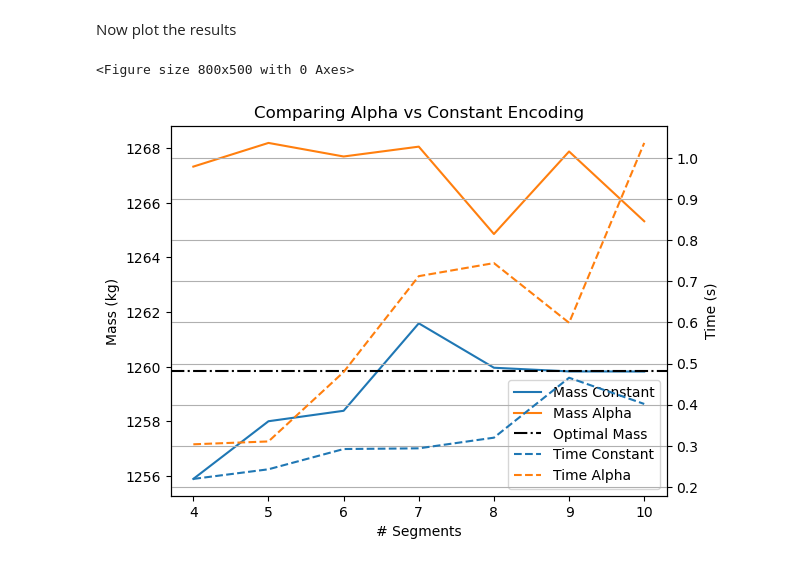
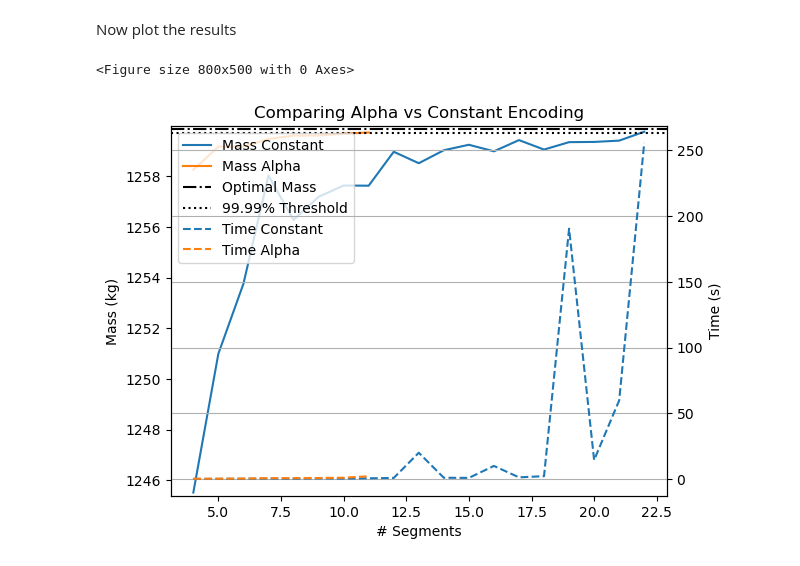
Before and after one commit to hjholt/kep3, a Jupyter notebook: doc/notebooks/udp_pl2pl_hf_alpha_timer.ipynb, the cells around one changed output. Saved outputs shown, nothing was run; the diff lists cells and outputs as text; code cells hidden in the pictures.

```diff
--- a/doc/notebooks/udp_pl2pl_hf_alpha_timer.ipynb
+++ b/doc/notebooks/udp_pl2pl_hf_alpha_timer.ipynb
@@ -157,12 +155,12 @@ solve_alpha = True
 steps = 10
 
 # For Loop
-for nn in range(4,10+1):
+for nn in range(4,24+1):
 
         nseg = nn
         # print('\nNseg:',nseg)
 
-        udp_lf = pk.trajopt.direct_pl2pl(
+        udp_g = pk.trajopt.direct_pl2pl(
                 pls=p1,
                 plf=p2,
                 ms=ms,
@@ -180,7 +178,7 @@ for nn in range(4,10+1):
                 r_scaling=pk.AU,
                 v_scaling=pk.EARTH_VELOCITY,
                 with_gradient=False,
-                high_fidelity=False
+                high_fidelity=True
         )
 
         udp_alpha = pk.trajopt.direct_pl2pl_alpha(
@@ -200,14 +198,14 @@ for nn in range(4,10+1):
                 mass_scaling=ms,
                 r_scaling=pk.AU,
                 v_scaling=pk.EARTH_VELOCITY,
-                high_fidelity=False
+                high_fidelity=True
         )
 
         if solve_const:
 
                 # Without Alpha
-                prob_lf = pg.problem(udp_lf)
-                prob_lf.c_tol = 1e-6
+                prob_g = pg.problem(udp_g)
+                prob_g.c_tol = 1e-6
 
                 # With Alpha
                 prob_alpha = pg.problem(udp_alpha)
@@ -219,28 +217,28 @@ for nn in range(4,10+1):
                 start_time = time.time()
 
 
-                masses_lf = []
-                xs_lf = []
+                masses_g = []
+                xs_g = []
                 for i in range(steps):
                         try:
-                                pop_lf = pg.population(prob_lf, 1)
-                                pop_lf = algo.evolve(pop_lf)
-                                if(prob_lf.feasibility_f(pop_lf.champion_f)):
+                                pop_g = pg.population(prob_g, 1)
+                                pop_g = algo.evolve(pop_g)
+                                if(prob_g.feasibility_f(pop_g.champion_f)):
                                         # print(".", end="")
-                                        masses_lf.append(pop_lf.champion_x[1])
-                                        xs_lf.append(pop_lf.champion_x)
+                                        masses_g.append(pop_g.champion_x[1])
+                                        xs_g.append(pop_g.champion_x)
                                         # break
                                 # else:
                                 #         print("x", end ="")
                         except:
                                print('Failed')
 
-                if len(masses_lf) > 0:
+                if len(masses_g) > 0:
 
                         nseg_const_array.append(nseg)
                         comp_time = time.time() - start_time
 
-                        opt_const_array.append(np.max(masses_lf))
+                        opt_const_array.append(np.max(masses_g))
                         time_const_array.append(comp_time/steps)
 
                         if opt_const_array[-1] > opt_thresh* opt_mass: solve_const = False
@@ -313,33 +323,32 @@ Now plot the results
 # %%
 plt.figure(figsize=(8, 5))
 fig, ax1 = plt.subplots()
 
 # Plot opt arrays on the left y-axis
 ax1.plot(nseg_const_array, opt_const_array, '-', color='C0', label='Mass Constant')
 ax1.plot(nseg_alpha_array, opt_alpha_array, '-', color='C1', label='Mass Alpha')
 ax1.axhline(y=opt_mass, color='k', linestyle='-.', label='Optimal Mass')
-if opt_thresh<1:
-    ax1.axhline(y=opt_thresh*opt_mass, color='k', linestyle=':', label=f'{opt_thresh*100}% Threshold')
+ax1.axhline(y=opt_thresh*opt_mass, color='k', linestyle=':', label=f'{opt_thresh*100}% Threshold')
 ax1.set_xlabel('# Segments')
 ax1.set_ylabel('Mass (kg)', color='black')
 ax1.tick_params(axis='y', labelcolor='black')
-# ax1.set_ylim([opt_const_array[0]*opt_thresh,opt_mass*(1+1-opt_thresh)])
+ax1.set_ylim([opt_const_array[0]*opt_thresh,opt_mass*(1+1-opt_thresh)])
 
 # Create a second y-axis for time arrays
 ax2 = ax1.twinx()
 ax2.plot(nseg_const_array, time_const_array, '--', color='C0', label='Time Constant')
 ax2.plot(nseg_alpha_array, time_alpha_array, 'r--',color='C1', label='Time Alpha')
 ax2.set_ylabel('Time (s)', color='black')
 ax2.tick_params(axis='y', labelcolor='black')
 
 # Combine legends from both axes
 ax1_handles, ax1_labels = ax1.get_legend_handles_labels()
 ax2_handles, ax2_labels = ax2.get_legend_handles_labels()
-ax1.legend(ax1_handles + ax2_handles, ax1_labels + ax2_labels, loc='best')
+ax1.legend(ax1_handles + ax2_handles, ax1_labels + ax2_labels, loc='upper left')
 
 plt.title('Comparing Alpha vs Constant Encoding')
 plt.grid(True)
 plt.show()
 # %% [output]
 <Figure size 800x500 with 0 Axes>
-[figure, old version]
+[figure, new version]
```
Also changed, not shown: parts of 2 cells of this notebook, 4 other files.
